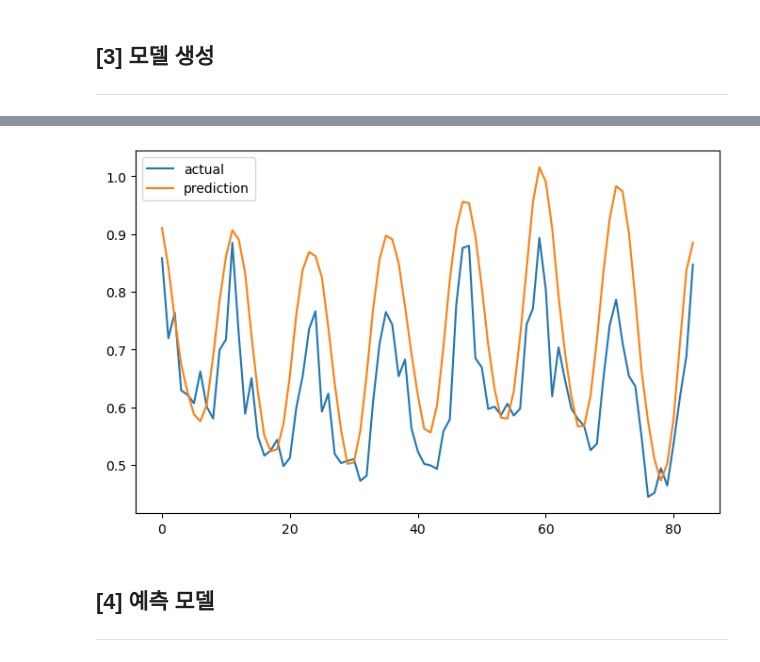
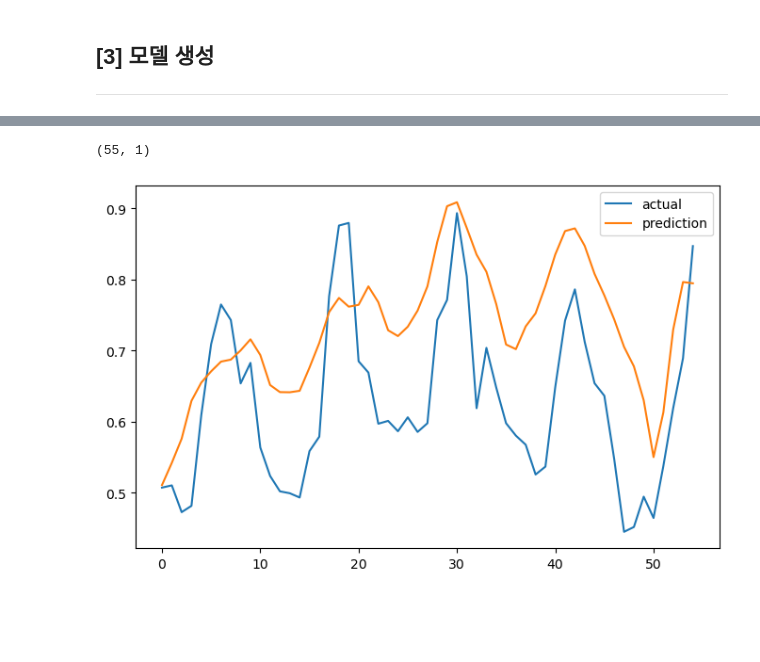
Before and after one commit to knu-tomato/bigstar-kogas, a Jupyter notebook: Model-Test/Model-Test-inuk/Model-LSTM-inuk.ipynb, the cells around one changed output, grey strips where cells are left out. Drawn from its saved outputs; the diff is of its cells as text; code cells hidden in the pictures; blank space fills up the shorter version.

```diff
--- a/Model-Test/Model-Test-inuk/Model-LSTM-inuk.ipynb
+++ b/Model-Test/Model-Test-inuk/Model-LSTM-inuk.ipynb
@@ -161,23 +175,19 @@ tf.random.set_seed(42)
 # %%
-# LSTM 모델 생성
-def LSTM_model(filters, units, input_shape):
-    model = Sequential(
-        [
-            Conv1D(
-                filters=filters, kernel_size=3, activation="relu", input_shape=input_shape
-            ),
-            GRU(units, return_sequences=True),
-            GRU(units*2, return_sequences=True),
-            GRU(units),
-            Dense(1),
-        ]
-    )
+model = Sequential(
+    [
+        Conv1D(
+            filters=64, kernel_size=3, activation="relu", input_shape=[WINDOW_SIZE, 13]
+        ),
+        LSTM(64),
+        Dropout(0.25),
+        Dense(64, activation="relu"),
+        Dropout(0.25),
+        Dense(1),
+    ]
+)
 
-    # loss: sequence에서 좋은 성능을 보여주는 Huber 사용
-    loss = Huber()
-    # optimizer: Adam 사용
-    optimizer = Adam(0.0005)
+loss = Huber()
+optimizer = Adam(0.0005)
 
-    model.compile(optimizer=optimizer, loss=loss, metrics="mse")
-
-    return model
+model.compile(optimizer=optimizer, loss=loss, metrics="mse")
+model.summary()
@@ -194,0 +212,2 @@ pred = model_ind.predict(test_ds_ind)
+# %%
+model.fit(train_data, epochs=50)
@@ -194,0 +216,2 @@ pred = model_ind.predict(test_ds_ind)
+# %%
+pred = model.predict(test_data)
@@ -195,11 +220,12 @@ pred = model_ind.predict(test_ds_ind)
+# %%
+pred.shape
+# %% [output]
+(55, 1)
 # %%
 plt.figure(figsize=(8, 5))
-plt.plot(np.asarray(y_test_ind)[WINDOW_SIZE:], label="actual")
+plt.plot(np.asarray(y_test)[5:], label="actual")
 plt.plot(pred, label="prediction")
 plt.legend()
 plt.show()
 # %% [output]
-[figure, old version]
+[figure, new version]
-# %% [markdown]
-## [4] 예측 모델
----
```
Also changed, not shown: parts of 35 cells of this notebook, 1 other file.
